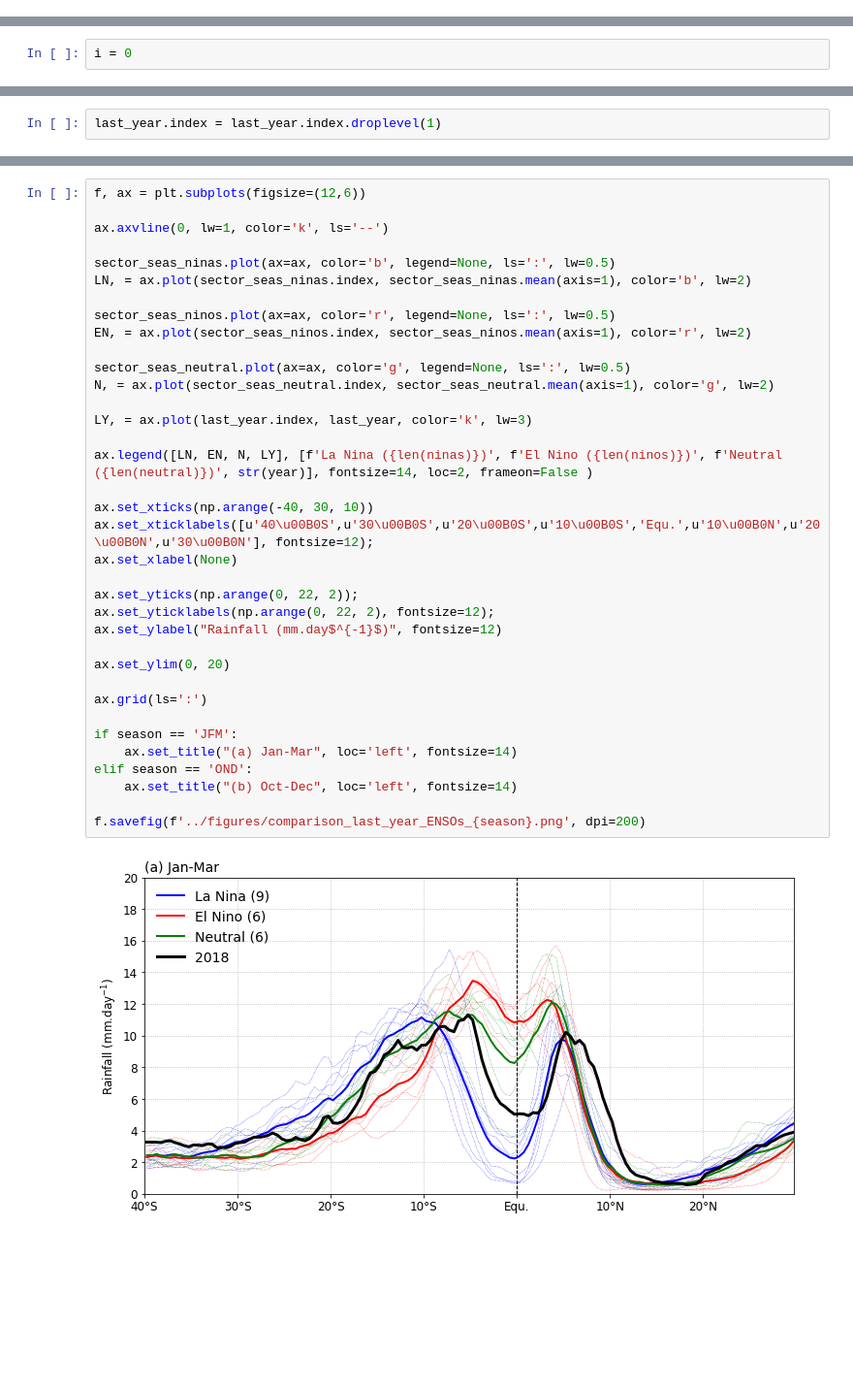
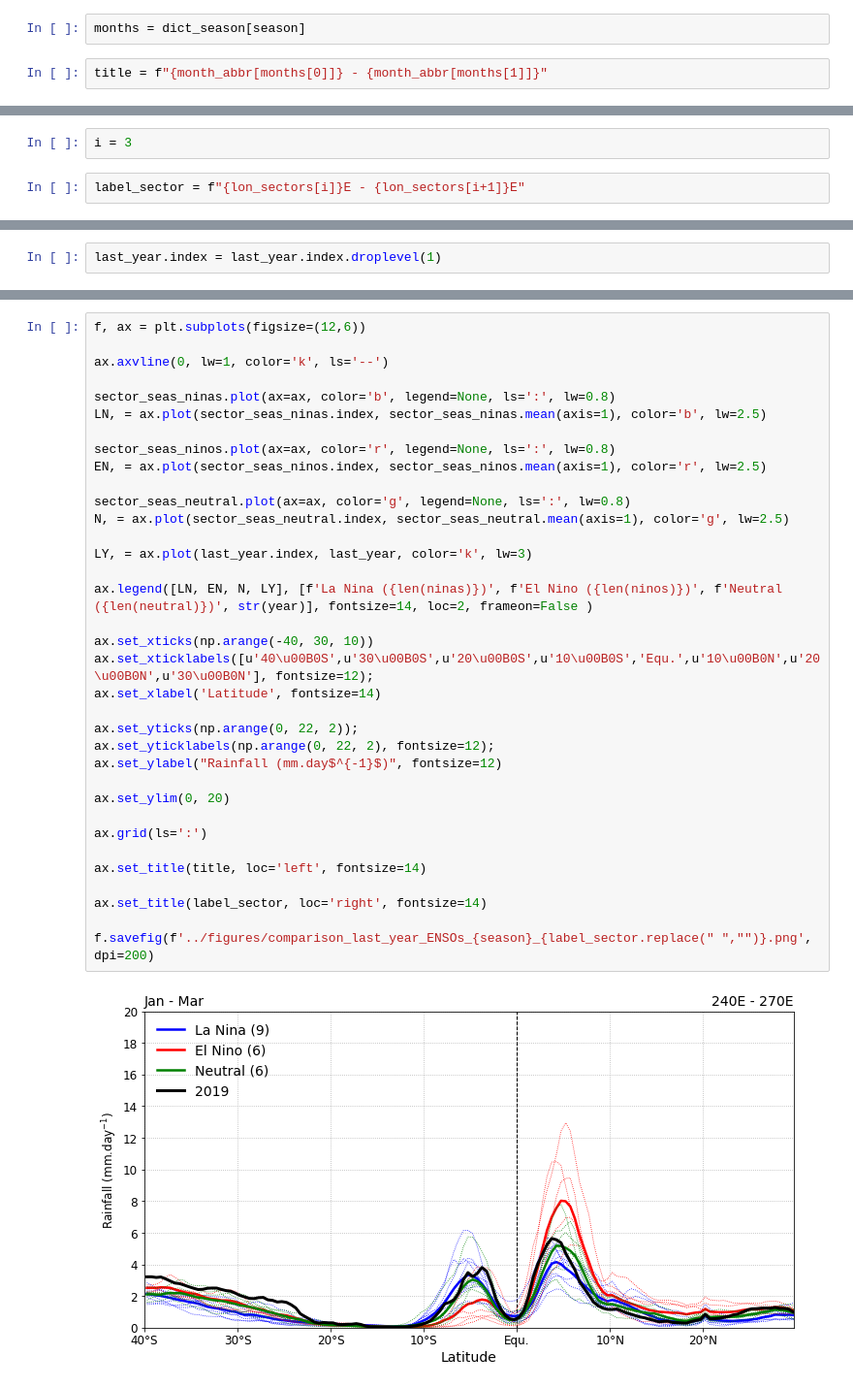
Before and after one commit to nicolasfauchereau/BAMS_SOTC_2019, a Jupyter notebook: notebooks/plot_ENSOs_vs_current_year.ipynb, the cells around one changed output, grey strips where cells are left out. Shown at 97% size. Drawn from its saved outputs; the diff is of its cells as text; blank space fills up the shorter version.

```diff
--- a/notebooks/plot_ENSOs_vs_current_year.ipynb
+++ b/notebooks/plot_ENSOs_vs_current_year.ipynb
@@ -54,0 +68,4 @@ months = [1, 3]
+# %%
+months = dict_season[season]
+# %%
+title = f"{month_abbr[months[0]]} - {month_abbr[months[1]]}"
@@ -239,2 +265,4 @@ lon_labels = ['150E','180','150W','120W','90W']
 # %%
-i = 0
+i = 3
+# %%
+label_sector = f"{lon_sectors[i]}E - {lon_sectors[i+1]}E"
@@ -279,38 +311,37 @@ Name: prcp, Length: 140, dtype: float32
 # %%
 f, ax = plt.subplots(figsize=(12,6))
 
 ax.axvline(0, lw=1, color='k', ls='--')
 
-sector_seas_ninas.plot(ax=ax, color='b', legend=None, ls=':', lw=0.5)
-LN, = ax.plot(sector_seas_ninas.index, sector_seas_ninas.mean(axis=1), color='b', lw=2)
+sector_seas_ninas.plot(ax=ax, color='b', legend=None, ls=':', lw=0.8)
+LN, = ax.plot(sector_seas_ninas.index, sector_seas_ninas.mean(axis=1), color='b', lw=2.5)
 
-sector_seas_ninos.plot(ax=ax, color='r', legend=None, ls=':', lw=0.5)
-EN, = ax.plot(sector_seas_ninos.index, sector_seas_ninos.mean(axis=1), color='r', lw=2)
+sector_seas_ninos.plot(ax=ax, color='r', legend=None, ls=':', lw=0.8)
+EN, = ax.plot(sector_seas_ninos.index, sector_seas_ninos.mean(axis=1), color='r', lw=2.5)
 
-sector_seas_neutral.plot(ax=ax, color='g', legend=None, ls=':', lw=0.5)
-N, = ax.plot(sector_seas_neutral.index, sector_seas_neutral.mean(axis=1), color='g', lw=2)
+sector_seas_neutral.plot(ax=ax, color='g', legend=None, ls=':', lw=0.8)
+N, = ax.plot(sector_seas_neutral.index, sector_seas_neutral.mean(axis=1), color='g', lw=2.5)
 
 LY, = ax.plot(last_year.index, last_year, color='k', lw=3)
 
 ax.legend([LN, EN, N, LY], [f'La Nina ({len(ninas)})', f'El Nino ({len(ninos)})', f'Neutral ({len(neutral)})', str(year)], fontsize=14, loc=2, frameon=False )
 
 ax.set_xticks(np.arange(-40, 30, 10))
 ax.set_xticklabels([u'40\u00B0S',u'30\u00B0S',u'20\u00B0S',u'10\u00B0S','Equ.',u'10\u00B0N',u'20\u00B0N',u'30\u00B0N'], fontsize=12);
-ax.set_xlabel(None)
+ax.set_xlabel('Latitude', fontsize=14)
 
 ax.set_yticks(np.arange(0, 22, 2));
 ax.set_yticklabels(np.arange(0, 22, 2), fontsize=12);
 ax.set_ylabel("Rainfall (mm.day$^{-1}$)", fontsize=12)
 
 ax.set_ylim(0, 20)
 
 ax.grid(ls=':')
 
-if season == 'JFM':
-    ax.set_title("(a) Jan-Mar", loc='left', fontsize=14)
-elif season == 'OND':
-    ax.set_title("(b) Oct-Dec", loc='left', fontsize=14)
+ax.set_title(title, loc='left', fontsize=14)
 
-f.savefig(f'../figures/comparison_last_year_ENSOs_{season}.png', dpi=200)
+ax.set_title(label_sector, loc='right', fontsize=14)
+
+f.savefig(f'../figures/comparison_last_year_ENSOs_{season}_{label_sector.replace(" ","")}.png', dpi=200)
 # %% [output]
-[figure, old version]
+[figure, new version]
```
Also changed, not shown: parts of 11 cells of this notebook, 1 other file.
